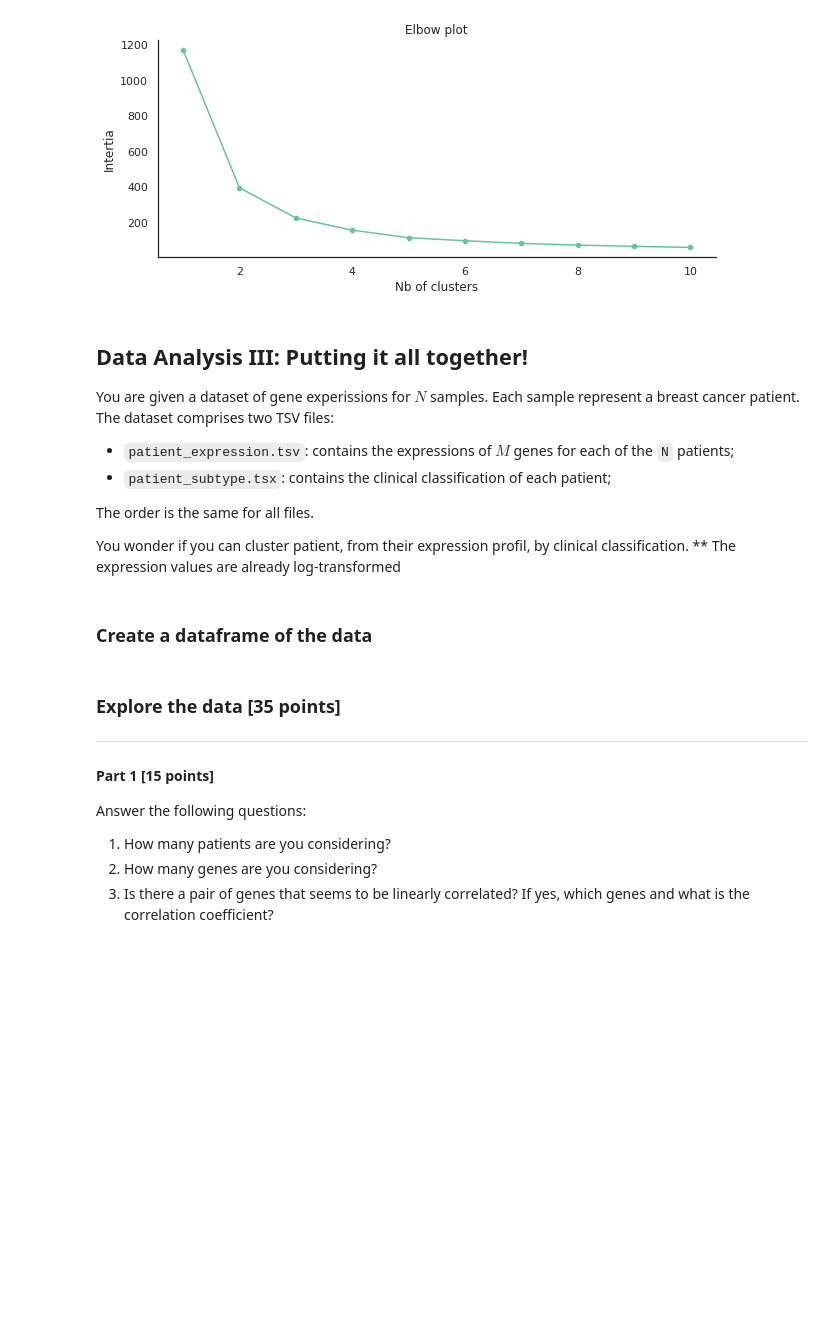
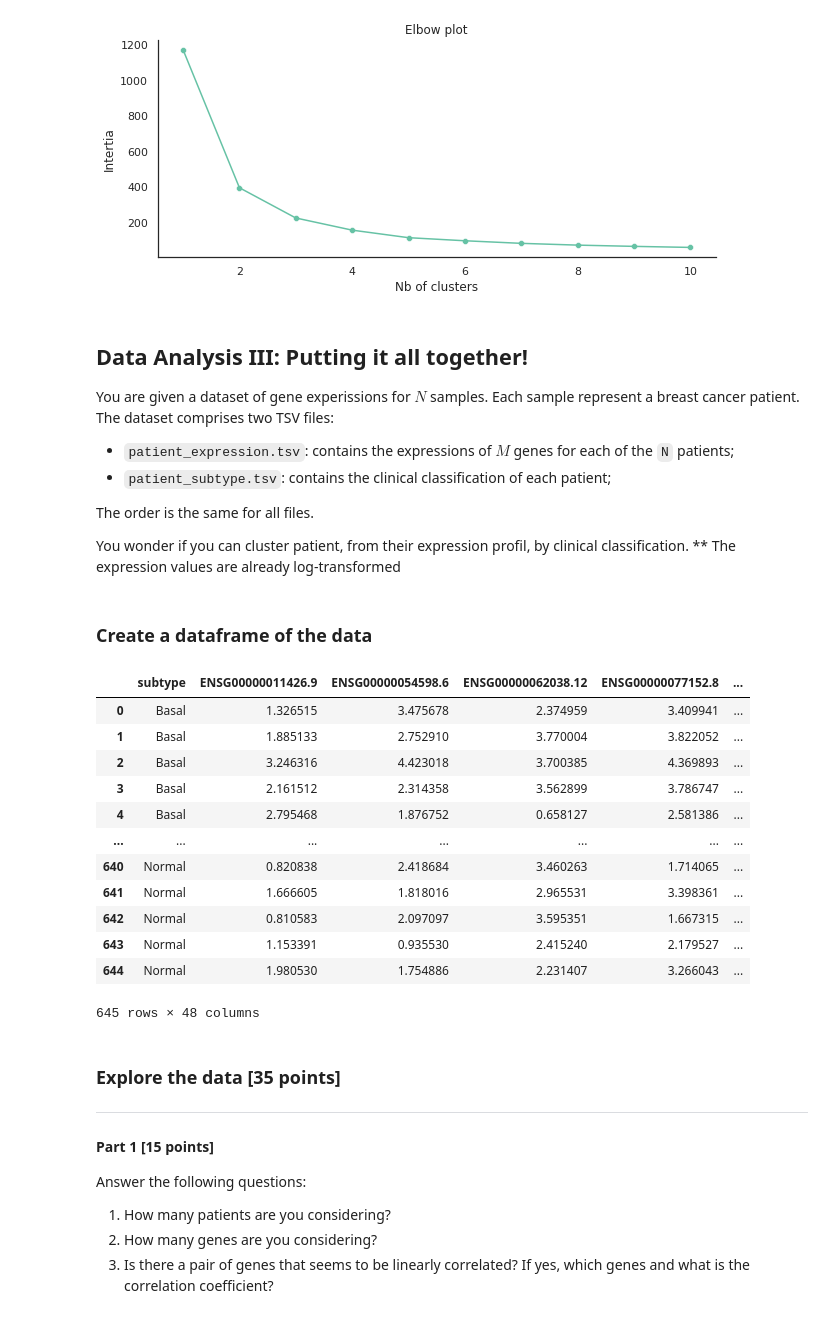
Before and after one commit to JadeCimmino/bioinfo, a Jupyter notebook: data_analysis_3.ipynb, the cells around one changed output. Cells and saved outputs as stored; diff of their text form; code cells hidden in the pictures; blank space fills up the shorter version.

```diff
--- a/data_analysis_3.ipynb
+++ b/data_analysis_3.ipynb
@@ -202,7 +202,7 @@ sns.despine()
 You are given a dataset of gene experissions for $N$ samples. Each sample represent a breast cancer patient.
 The dataset comprises two TSV files:
 * `patient_expression.tsv`: contains the expressions of $M$ genes for each of the `N` patients;
-* `patient_subtype.tsx`: contains the clinical classification of each patient;
+* `patient_subtype.tsv`: contains the clinical classification of each patient;
 
 The order is the same for all files.
 
@@ -215,3 +213,27 @@ pd.DataFrame(data.penguin)
+# %%
+import pandas as pd
+import seaborn as sns
+import scipy as sp
+exp = pd.read_table("breast_cancer_expression.tsv", header=0)
+sub = pd.read_table("breast_cancer_subtype.tsv", header=None)
+
+result = pd.concat([sub, exp], axis=1)
+result.rename({0 : "subtype"}, axis=1, inplace=True)
+result
+# %% [output]
+|  | subtype | ENSG00000011426.9 | ENSG00000054598.6 | ENSG00000062038.12 | ENSG00000077152.8 | ... |
+| 0 | Basal | 1.326515 | 3.475678 | 2.374959 | 3.409941 | ... |
+| 1 | Basal | 1.885133 | 2.752910 | 3.770004 | 3.822052 | ... |
+| 2 | Basal | 3.246316 | 4.423018 | 3.700385 | 4.369893 | ... |
+| 3 | Basal | 2.161512 | 2.314358 | 3.562899 | 3.786747 | ... |
+| 4 | Basal | 2.795468 | 1.876752 | 0.658127 | 2.581386 | ... |
+| ... | ... | ... | ... | ... | ... | ... |
+| 640 | Normal | 0.820838 | 2.418684 | 3.460263 | 1.714065 | ... |
+| 641 | Normal | 1.666605 | 1.818016 | 2.965531 | 3.398361 | ... |
+| 642 | Normal | 0.810583 | 2.097097 | 3.595351 | 1.667315 | ... |
+| 643 | Normal | 1.153391 | 0.935530 | 2.415240 | 2.179527 | ... |
+| 644 | Normal | 1.980530 | 1.754886 | 2.231407 | 3.266043 | ... |
+645 rows × 48 columns
 # %% [markdown]
 ### Explore the data [35 points]
 
```
Also changed, not shown: parts of 8 cells of this notebook.
